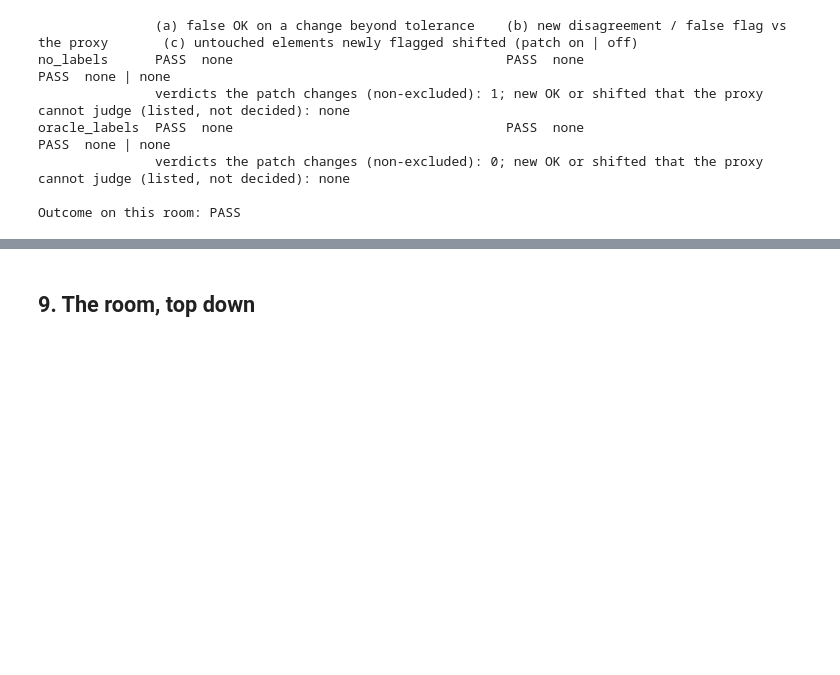
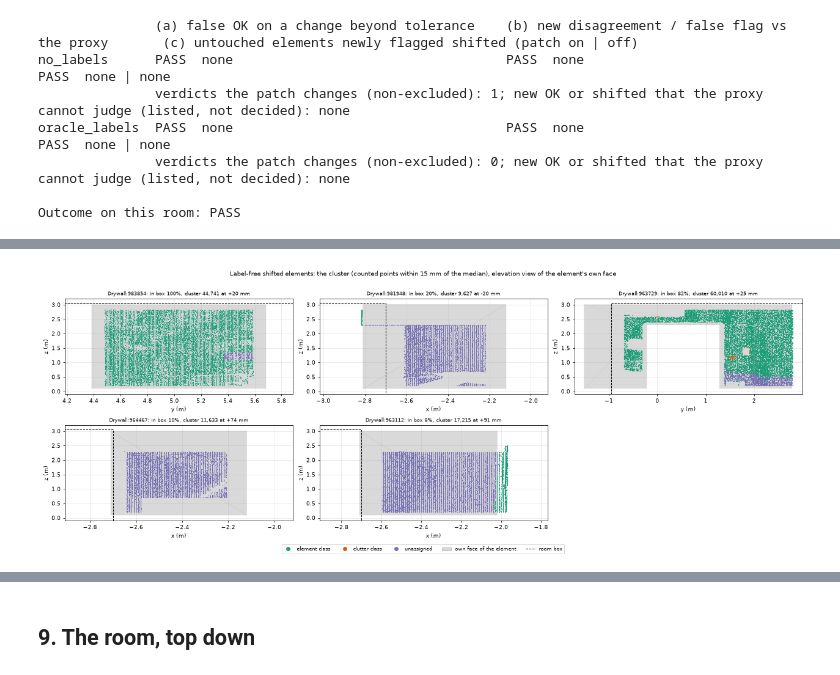
Before and after one commit to Dhruv-Kapri/scan-vs-bim, a Jupyter notebook: notebooks/03c_tuning_room.ipynb, the cells around one changed output, grey strips where cells are left out. Saved outputs shown, nothing was run; the diff lists cells and outputs as text; code cells hidden in the pictures; blank space fills up the shorter version.

```diff
--- a/notebooks/03c_tuning_room.ipynb
+++ b/notebooks/03c_tuning_room.ipynb
@@ -547,9 +547,9 @@ for variant, rows in BASE.items():
             w.writerow({k: (round(v, 4) if isinstance(v, float) else v) for k, v in dict(r, inside_box=META[r["global_id"]]["inside_box"]).items()})
 
 if ROOM_B_RUN:
-    # The room-B check: this notebook's copy of 03a's logic must give 03a's verdicts, reasons, point counts and medians on room B (the patch off: the baseline above; integrated 03a has no own-face
-    # patch yet)
-    for variant, rows in BASE.items():
+    # The room-B check: this notebook's copy of 03a's logic must give 03a's verdicts, reasons, point counts and medians on room B. Integrated 03a judges with the own-face patch on, with the same
+    # parameters as PATCH here (OWN_FACE_* in 03a), so the check is on the patched verdicts (BASE_P); before #20's patch was integrated it was on the baseline (issue #30 found it stale)
+    for variant, rows in BASE_P.items():
         ref = {r["global_id"]: r for r in csv.DictReader(open(Path("../outputs/03a") / f"verdicts_{variant}.csv"))}
         assert set(ref) == {r["global_id"] for r in rows}
         num = lambda x: float("nan") if x == "" else float(x)  # 03a writes an empty field for a median that is NaN (no counted points)
@@ -1027,0 +1069,92 @@ Outcome on this room: PASS
+# %%
+# 8b (1) The cause: which scan points form the cluster of each shifted element. The cluster is `cluster_of` (section 8): the counted points within TOL of the element's median offset, patch on.
+# Per element: its scan classes, whether they are element-class, clutter-class or unassigned, how much of the cluster lies in the room box, and where on the element's face it lies.
+XYZ: str = "xyz"
+
+
+def elev_axes(e: SimpleNamespace) -> tuple[int, int]:
+    # The two coordinates of the element's elevation view: along the wall and z for a wall (or a door, a window), x and y for a slab or a covering.
+    a = thickness_axis(e)
+    return (0, 1) if e.ifc_class in ("IfcSlab", "IfcCovering") else (1 - a, 2)
+
+
+def cause_report(i: int, variant: str) -> None:
+    e, use = elements[i], (use_all if variant == "no_labels" else use_oracle)
+    cl, med = cluster_of(i, AP, use)
+    u_ax, v_ax = elev_axes(e)
+    n_counted = int(use[AP.points_of[i]].sum())
+    cls = np.bincount(SCAN_CLASS[cl], minlength=len(CLASS_NAMES))
+    by_class = ", ".join(f"{CLASS_NAMES[k]} {cls[k]:,}" for k in np.argsort(-cls, kind="stable") if cls[k])
+    pct = lambda x: np.percentile(x, [5, 95])
+    ext = lambda ax: f"{XYZ[ax]} {pct(P[cl, ax])[0]:.2f} to {pct(P[cl, ax])[1]:.2f} m (the element's own {e.vertices[:, ax].min():.2f} to {e.vertices[:, ax].max():.2f})"
+    lab = cl[is_element_class[cl]]
+    flag = " (excluded)" if EXC[i] else ""
+    print(f"{META[e.global_id]['name'][-14:]} {e.ifc_class[3:]}{flag}: in box {AREA_IN_BOX[i]:.0%}, counted {n_counted:,}, cluster {len(cl):,} ({len(cl) / n_counted:.0%}) at {med * 1000:+.1f} mm; "
+          f"verdicts no labels / labels: {BASE_P['no_labels'][i]['verdict']} / {BASE_P['oracle_labels'][i]['verdict']}; proxy {PROXY[i]['truth']}")
+    print(f"    scan classes: {by_class}")
+    print(f"    element class {is_element_class[cl].mean():.0%}, clutter class {is_clutter_class[cl].mean():.0%}, unassigned {(SCAN_CLASS[cl] == 0).mean():.0%}; inside the room box {in_box[cl].mean():.0%}")
+    print(f"    5th-95th percentile: {ext(u_ax)}; {ext(v_ax)}" + ("" if v_ax == 2 else f"; {ext(2)}"))
+    print(f"    the cluster's element-class points: {len(lab):,} ({len(lab) / len(cl):.0%}), median {np.median(AP_SIGNED[lab]) * 1000:+.1f} mm" if len(lab) else "    the cluster has no element-class point")
+
+
+def fold_report(i: int) -> None:
+    # Fold or displacement? A wall's far face measured against its near face reads as an offset of about the wall's thickness (03a's 9713/9790 diagnosis). The raw coordinates along the thickness axis
+    # (not the offsets) say where the cluster sits against the two broad faces, and the wall side test's counts say how its points were placed.
+    e, w = elements[i], A.walls[i]
+    a = thickness_axis(e)
+    lo, hi = float(e.vertices[:, a].min()), float(e.vertices[:, a].max())
+    cl, _ = cluster_of(i, AP, use_all)
+    patch = AP.points_of[i][use_all[AP.points_of[i]]]
+    how = np.bincount(A.how[cl], minlength=4)
+    near = lambda plane: float((np.abs(P[cl, a] - plane) <= TOL).mean())
+    print(f"    thickness axis {XYZ[a]}: broad faces at {lo:.3f} and {hi:.3f} m ({(hi - lo) * 1000:.0f} mm apart); raw {XYZ[a]} of the cluster, median {np.median(P[cl, a]):.3f} m; of the whole counted patch, median {np.median(P[patch, a]):.3f} m")
+    print(f"    room-facing sides {w['sides']}, reference side {w['ref']:+d}; of {w['n_band']:,} band points: dropped {w['n_dropped']:,}, ambiguous {w['n_ambiguous']:,}, placed by plane {w['n_by_plane']:,}, overruled by plane {w['n_overruled']:,}; "
+          f"the cluster was placed by own free space {how[HOW_OWN]:,}, plane {how[HOW_PLANE]:,}, ambiguous {how[HOW_AMBIGUOUS]:,}; share of the cluster within {TOL * 1000:.0f} mm of the plane at {lo:.3f}: {near(lo):.0%}, at {hi:.3f}: {near(hi):.0%}")
+
+
+AP_SIGNED = A.signed.astype(np.float64)
+LF_SHIFTED: list[int] = [i for i in range(len(elements)) if BASE_P["no_labels"][i]["verdict"] == "shifted"]
+LAB_SHIFTED: list[int] = [i for i in range(len(elements)) if BASE_P["oracle_labels"][i]["verdict"] == "shifted"]
+print(f"LABEL-FREE shifted elements ({len(LF_SHIFTED)}), patch on; their cluster, the points within {TOL * 1000:.0f} mm of the element's median:\n")
+for i in LF_SHIFTED:
+    cause_report(i, "no_labels")
+    if elements[i].ifc_class == "IfcWallStandardCase":
+        fold_report(i)
+print(f"\nFor contrast: shifted WITH oracle labels ({len(LAB_SHIFTED)}); their cluster (oracle-class points only, so the groups are element class by construction):\n")
+for i in LAB_SHIFTED:
+    cause_report(i, "oracle_labels")
+
+GROUP_COLOUR: dict[str, str] = {"element class": "#1b9e77", "clutter class": "#d95f02", "unassigned": "#7570b3"}
+rng = np.random.default_rng(SEED)
+n_panel = len(LF_SHIFTED)
+if n_panel:
+    n_cols = min(3, n_panel)
+    fig, axs = plt.subplots(-(-n_panel // n_cols), n_cols, figsize=(6 * n_cols, 3.4 * -(-n_panel // n_cols)), squeeze=False)
+    for ax in axs.ravel()[n_panel:]:
+        ax.axis("off")
+    for ax, i in zip(axs.ravel(), LF_SHIFTED):
+        e = elements[i]
+        cl, med = cluster_of(i, AP, use_all)
+        u_ax, v_ax = elev_axes(e)
+        tri = e.vertices[e.faces[OWN_TRI[e.global_id]]][:, :, [u_ax, v_ax]]
+        ax.add_collection(PolyCollection(tri, facecolors="#d9d9d9", edgecolors="#bdbdbd", linewidths=0.2))
+        ax.add_patch(plt.Rectangle((box_lo[u_ax], box_lo[v_ax]), box_hi[u_ax] - box_lo[u_ax], box_hi[v_ax] - box_lo[v_ax], fill=False, ec="k", ls="--", lw=1))
+        shown = cl if len(cl) <= 20_000 else rng.choice(cl, 20_000, replace=False)
+        for group, mask in (("element class", is_element_class[shown]), ("clutter class", is_clutter_class[shown]), ("unassigned", SCAN_CLASS[shown] == 0)):
+            ax.scatter(P[shown[mask], u_ax], P[shown[mask], v_ax], s=1.5, c=GROUP_COLOUR[group], linewidths=0, rasterized=True)
+        lo_all = np.concatenate([e.vertices[:, [u_ax, v_ax]], P[shown][:, [u_ax, v_ax]]]).min(0)
+        hi_all = np.concatenate([e.vertices[:, [u_ax, v_ax]], P[shown][:, [u_ax, v_ax]]]).max(0)
+        ax.set_xlim(lo_all[0] - 0.2, hi_all[0] + 0.2)
+        ax.set_ylim(lo_all[1] - 0.2, hi_all[1] + 0.2)
+        ax.set_xlabel(f"{XYZ[u_ax]} (m)")
+        ax.set_ylabel(f"{XYZ[v_ax]} (m)")
+        ax.grid(alpha=0.3)
+        ax.set_title(f"{META[e.global_id]['name'][-14:]}: in box {AREA_IN_BOX[i]:.0%}, cluster {len(cl):,} at {med * 1000:+.0f} mm" + (" (excluded)" if EXC[i] else ""), fontsize=8)
+    fig.legend(handles=[plt.Line2D([], [], marker="o", ls="", ms=6, color=c, label=g) for g, c in GROUP_COLOUR.items()] + [plt.Rectangle((0, 0), 1, 1, fc="#d9d9d9", ec="#bdbdbd", label="own face of the element"),
+               plt.Line2D([], [], color="k", ls="--", lw=1, label="room box")], loc="lower center", ncol=5, fontsize=8)
+    fig.suptitle("Label-free shifted elements: the cluster (counted points within 15 mm of the median), elevation view of the element's own face", fontsize=10)
+    plt.tight_layout(rect=(0, 0.04, 1, 0.97))
+    fig.savefig(OUT / "label_free_shifted_clusters.png", dpi=70)
+    plt.close(fig)
+    display(Image(filename=str(OUT / "label_free_shifted_clusters.png"), width=1050))
+# %% [output]
@@ -1027,0 +1178 @@ Outcome on this room: PASS
+[figure, added]
```
Also changed, not shown: parts of 13 cells of this notebook, 4 other files.
